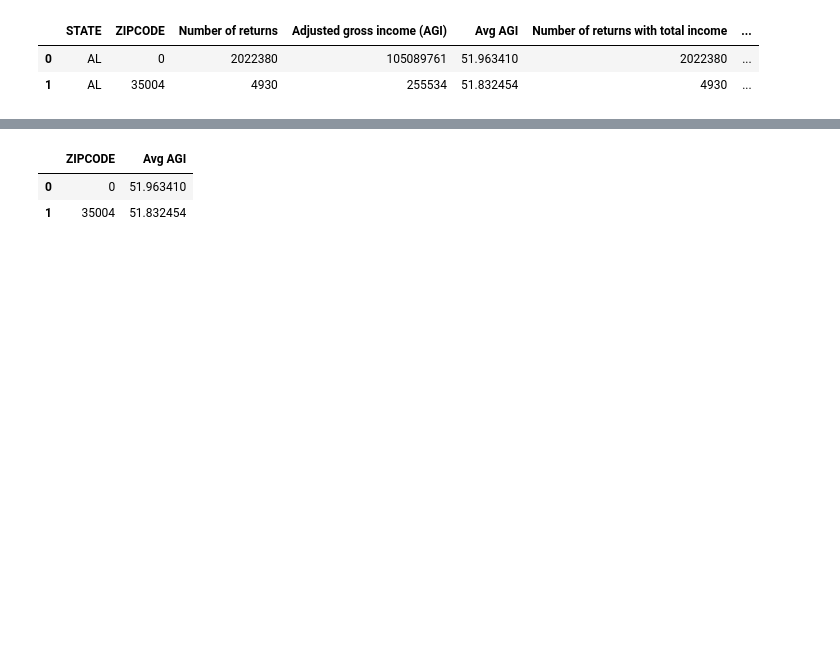
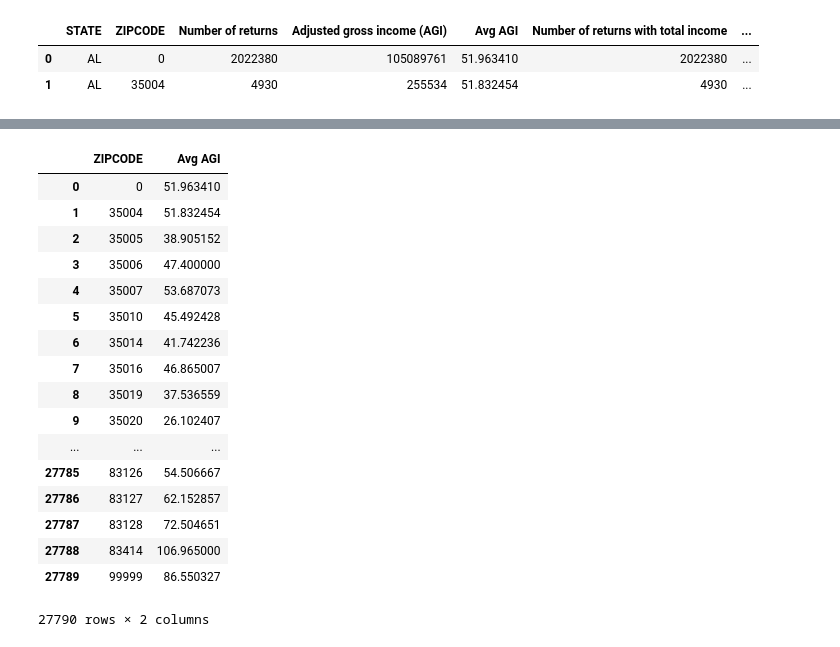
Before and after one commit to moutasemalakkad/etl_project, a Jupyter notebook: ETL.ipynb, the cells around one changed output, grey strips where cells are left out. Drawn from its saved outputs; the diff is of its cells as text; code cells hidden in the pictures; blank space fills up the shorter version.

```diff
--- a/ETL.ipynb
+++ b/ETL.ipynb
@@ -28,7 +47,22 @@ df_death_final.head(2)
 # %%
 df_income_final = df_income[['ZIPCODE', 'Avg AGI']]
-df_income_final.head(2)
+df_income_final
 # %% [output]
 |  | ZIPCODE | Avg AGI |
 | 0 | 0 | 51.963410 |
 | 1 | 35004 | 51.832454 |
+| 2 | 35005 | 38.905152 |
+| 3 | 35006 | 47.400000 |
+| 4 | 35007 | 53.687073 |
+| 5 | 35010 | 45.492428 |
+| 6 | 35014 | 41.742236 |
+| 7 | 35016 | 46.865007 |
+| 8 | 35019 | 37.536559 |
+| 9 | 35020 | 26.102407 |
+| ... | ... | ... |
+| 27785 | 83126 | 54.506667 |
+| 27786 | 83127 | 62.152857 |
+| 27787 | 83128 | 72.504651 |
+| 27788 | 83414 | 106.965000 |
+| 27789 | 99999 | 86.550327 |
+27790 rows × 2 columns
```
Also changed, not shown: parts of 7 cells of this notebook.
